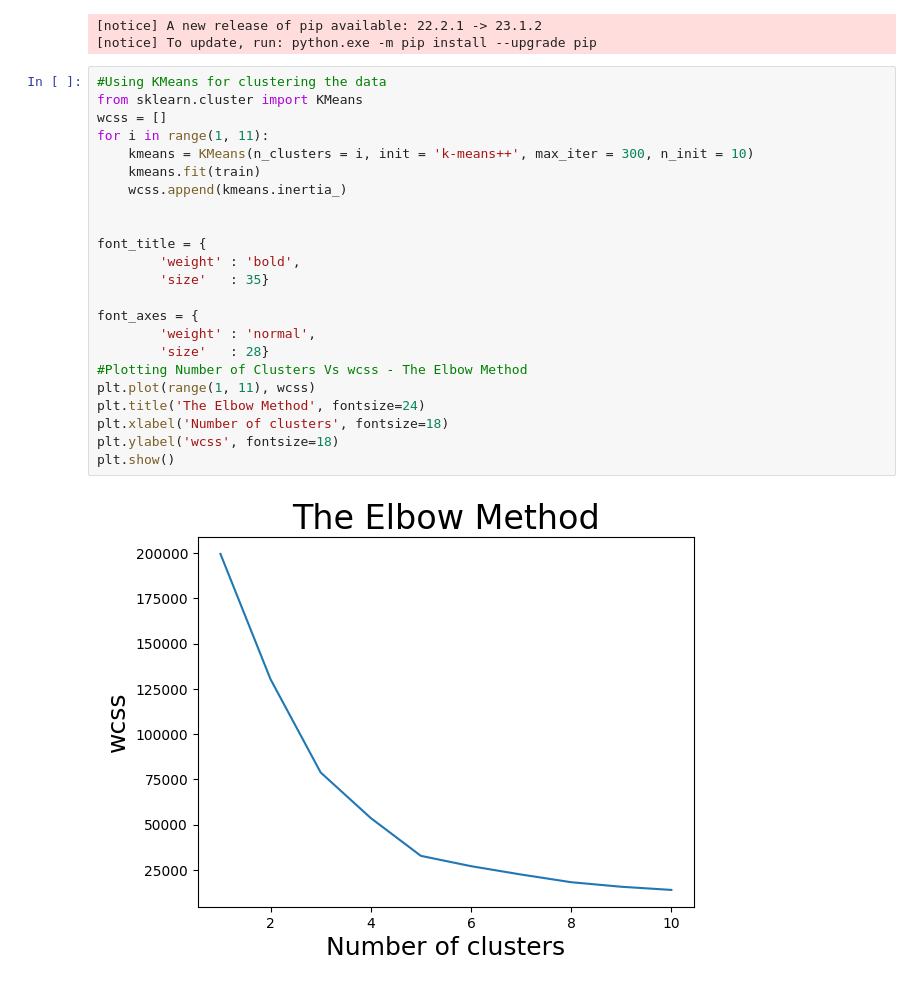
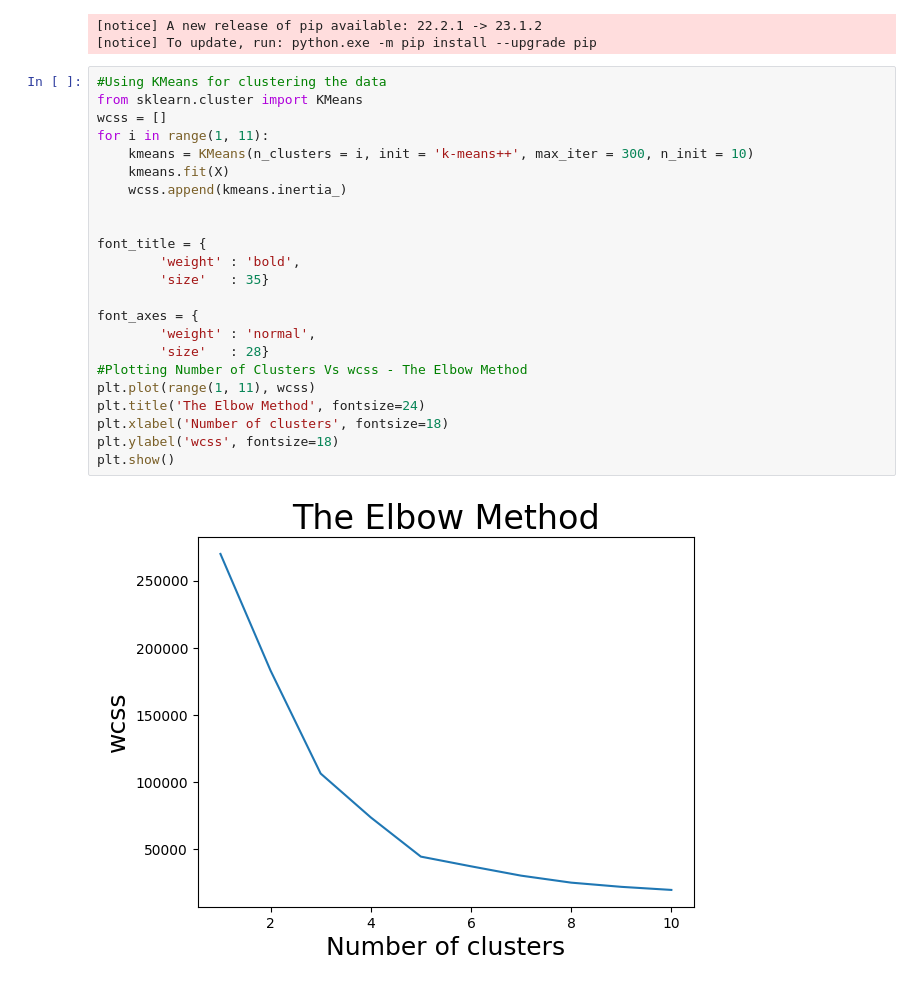
Before and after one commit to smohammedshafeeqhameed/ML_Algorithms_project_ICTA, a Jupyter notebook: mall-customers/notebook/Mall-Customers-Viswadev.ipynb, the cells around one changed output. Cells and saved outputs as stored; diff of their text form.

```diff
--- a/mall-customers/notebook/Mall-Customers-Viswadev.ipynb
+++ b/mall-customers/notebook/Mall-Customers-Viswadev.ipynb
@@ -86,28 +86,28 @@ Note: you may need to restart the kernel to use updated packages.
 # %%
 #Using KMeans for clustering the data
 from sklearn.cluster import KMeans
 wcss = []
 for i in range(1, 11):
     kmeans = KMeans(n_clusters = i, init = 'k-means++', max_iter = 300, n_init = 10)
-    kmeans.fit(train)
+    kmeans.fit(X)
     wcss.append(kmeans.inertia_)
 
 
 font_title = {
         'weight' : 'bold',
         'size'   : 35}
 
 font_axes = {
         'weight' : 'normal',
         'size'   : 28}
 #Plotting Number of Clusters Vs wcss - The Elbow Method
 plt.plot(range(1, 11), wcss)
 plt.title('The Elbow Method', fontsize=24)
 plt.xlabel('Number of clusters', fontsize=18)
 plt.ylabel('wcss', fontsize=18)
 plt.show()
 # %% [output]
-[figure, old version]
+[figure, new version]
 # %%
 #Taking number of clusters = 5
 kmeans = KMeans(n_clusters = 5, init = 'k-means++', max_iter = 300, n_init = 10)
```
Also changed, not shown: parts of 2 cells of this notebook.
